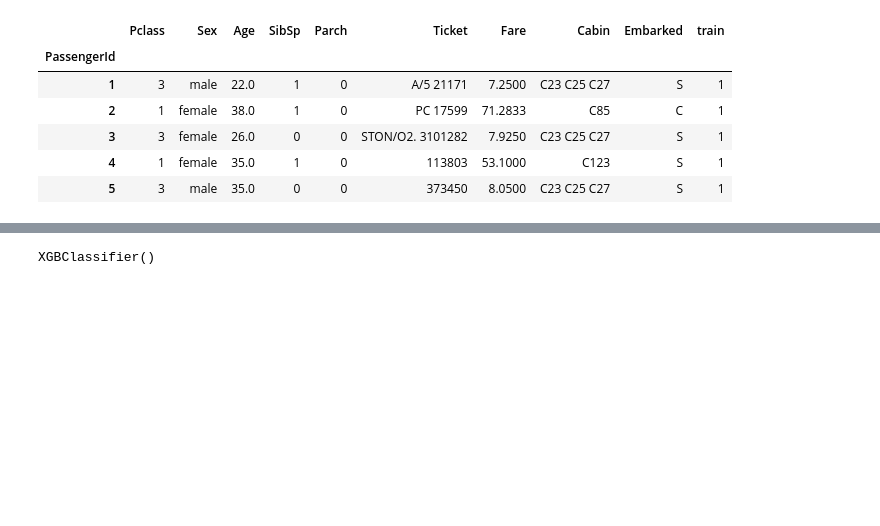
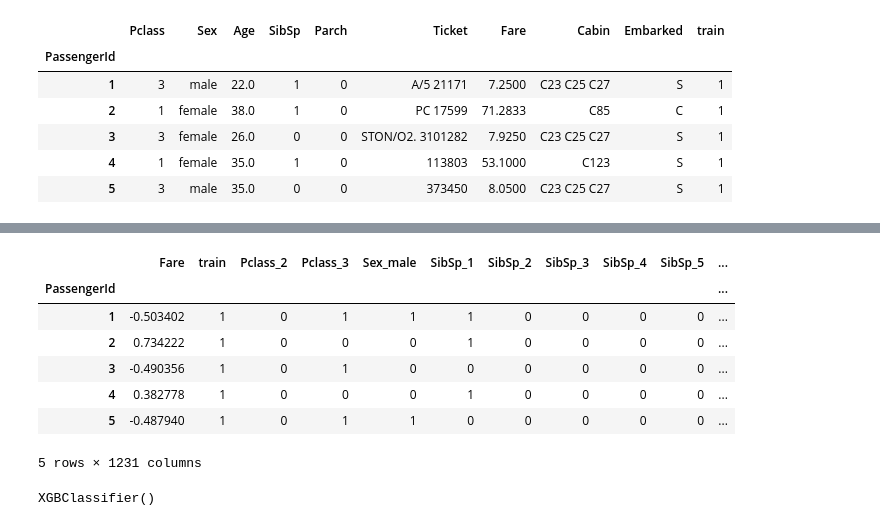
Before and after one commit to VIPlearner/csv-files, a Jupyter notebook: KaggleTitanic.ipynb, the cells around one changed output, grey strips where cells are left out. Cells and saved outputs as stored; diff of their text form; code cells hidden in the pictures; blank space fills up the shorter version.

```diff
--- a/KaggleTitanic.ipynb
+++ b/KaggleTitanic.ipynb
@@ -123,3 +142,17 @@ all_df.head()
+# %%
+noncat_col = ['Fare']
+for col in noncat_col:
+  all_df[col] = StandardScaler().fit_transform(all_df[[col]])
+all_df.head()
+# %% [output]
+|  | Fare | train | Pclass_2 | Pclass_3 | Sex_male | SibSp_1 | SibSp_2 | SibSp_3 | SibSp_4 | SibSp_5 | ... |
+| PassengerId |  |  |  |  |  |  |  |  |  |  | ... |
+| 1 | -0.503402 | 1 | 0 | 1 | 1 | 1 | 0 | 0 | 0 | 0 | ... |
+| 2 | 0.734222 | 1 | 0 | 0 | 0 | 1 | 0 | 0 | 0 | 0 | ... |
+| 3 | -0.490356 | 1 | 0 | 1 | 0 | 0 | 0 | 0 | 0 | 0 | ... |
+| 4 | 0.382778 | 1 | 0 | 0 | 0 | 1 | 0 | 0 | 0 | 0 | ... |
+| 5 | -0.487940 | 1 | 0 | 1 | 1 | 0 | 0 | 0 | 0 | 0 | ... |
+5 rows × 1231 columns
 # %%
 train_df = all_df[all_df['train'] == 1].drop('train', axis = 1)
 test_df = all_df[all_df['train'] == 0].drop('train', axis = 1)
```
Also changed, not shown: parts of 5 cells of this notebook.
